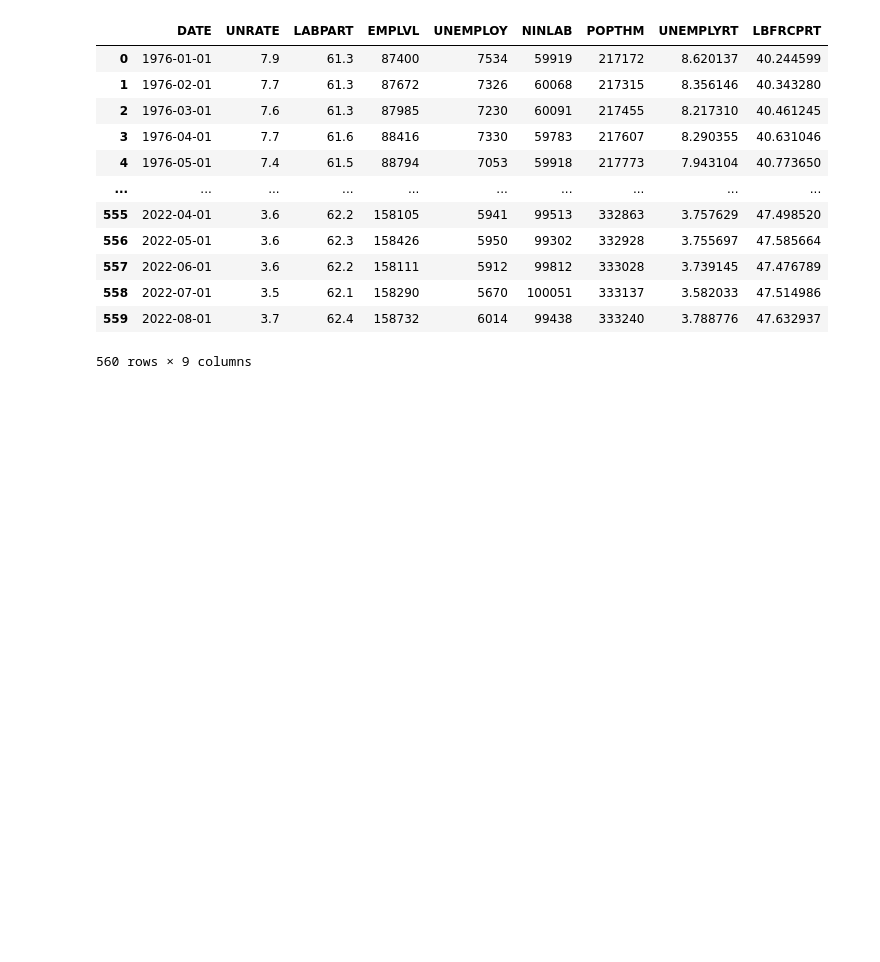
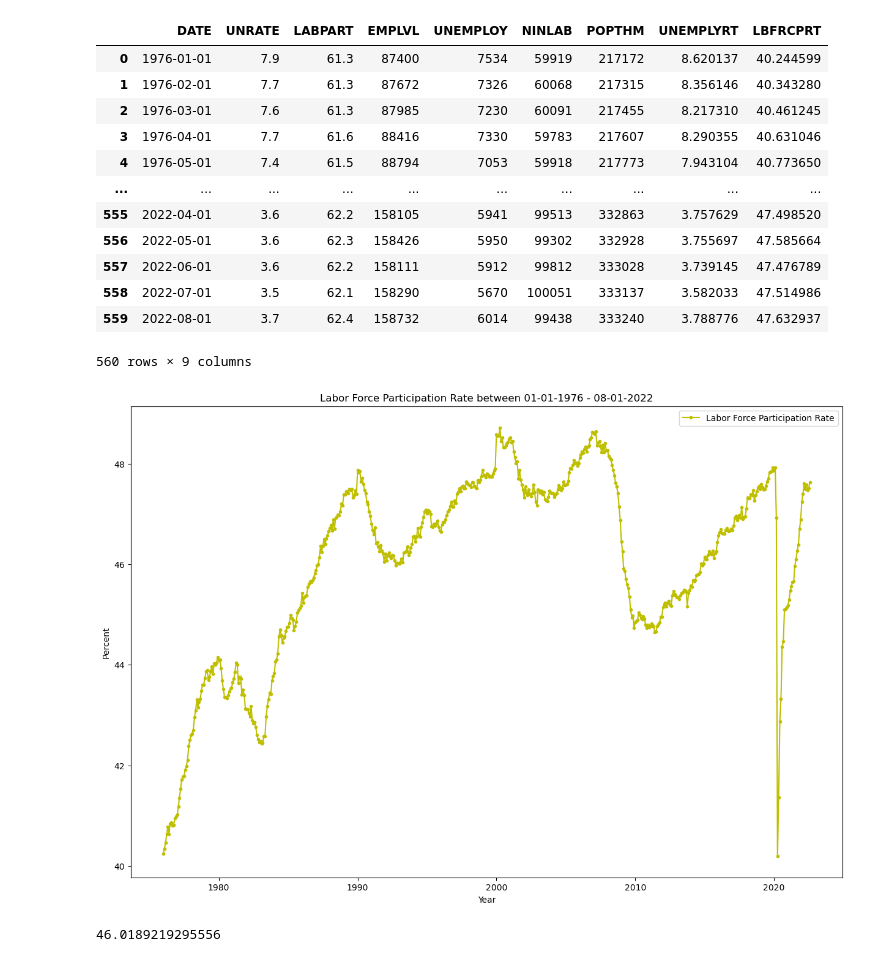
Before and after one commit to boggs2louky/EAP, a Jupyter notebook: National Unemployment and Labor Force Participation 1976-2022.ipynb, the cells around one changed output. Saved outputs shown, nothing was run; the diff lists cells and outputs as text; code cells hidden in the pictures; blank space fills up the shorter version.

```diff
--- a/National Unemployment and Labor Force Participation 1976-2022.ipynb
+++ b/National Unemployment and Labor Force Participation 1976-2022.ipynb
@@ -236,3 +262,27 @@ Econdata
 | 558 | 2022-07-01 | 3.5 | 62.1 | 158290 | 5670 | 100051 | 333137 | 3.582033 | 47.514986 |
 | 559 | 2022-08-01 | 3.7 | 62.4 | 158732 | 6014 | 99438 | 333240 | 3.788776 | 47.632937 |
 560 rows × 9 columns
+# %%
+# Plot of Labor Force Participation Rate between the years of 01-01-1976 - 08-01-2022.
+plt.figure(figsize=(15,10))
+
+plt.plot(Econdata.DATE, Econdata.LBFRCPRT, 'y.-', label='Labor Force Participation Rate')
+
+
+plt.title('Labor Force Participation Rate between 01-01-1976 - 08-01-2022')
+plt.ylabel('Percent')
+plt.xlabel('Year')
+plt.legend()
+
+#plt.xticks(Econdata.DATE[::3].tolist()+[2022])
+
+plt.show()
+# %% [output]
+[figure, added]
+# %%
+# The mean of the Labor Force Participation rate for the time period between 01-01-1976 - 08-01-2022.
+Econdata['LBFRCPRT'].mean()
+# The Labor Force Participation Rate is on average 46.02% which excludes shifts in age cohorts when calculated here. More meaningful rates are calculated based on age cohorts which has not been performed here, providing greater insight at given time intervals.
+# However, it is amazing to think that on average between 01-01-1976 - 08-01-2022 that almost 46% of the workforce was actively employed, meaning "Merica" is a very laborious country!
+# %% [output]
+46.0189219295556
```
Also changed, not shown: parts of 10 cells of this notebook, 2 other files.
